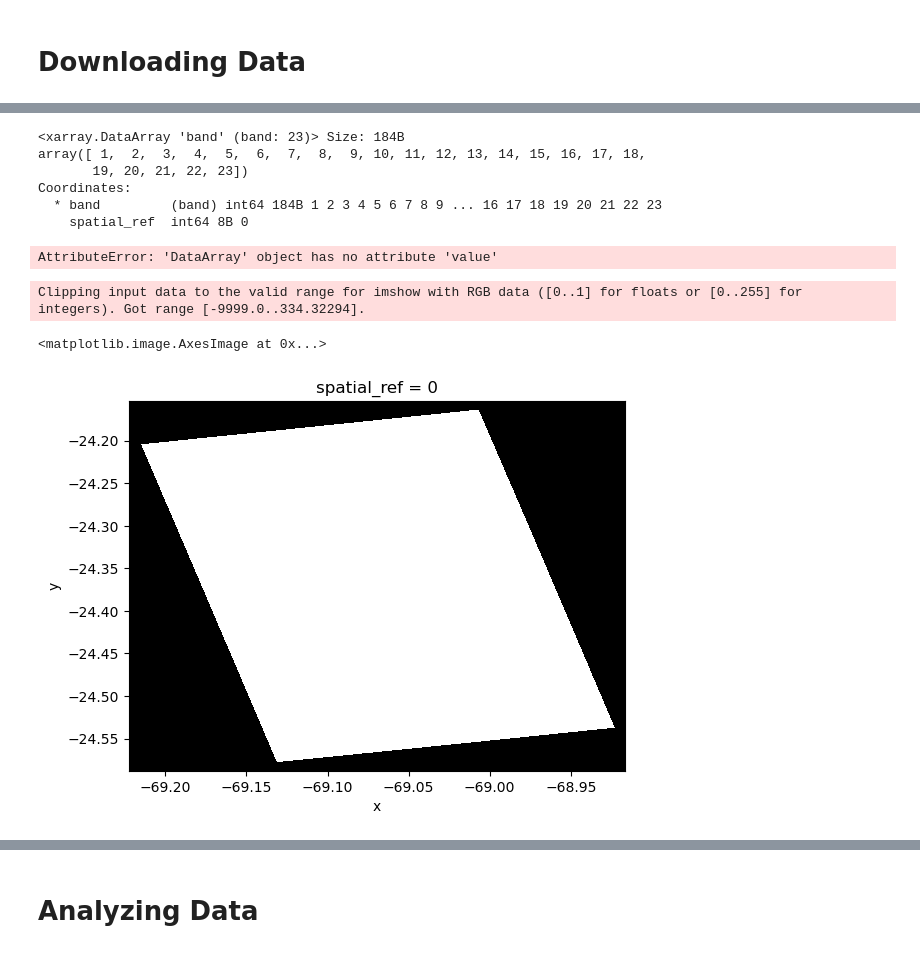
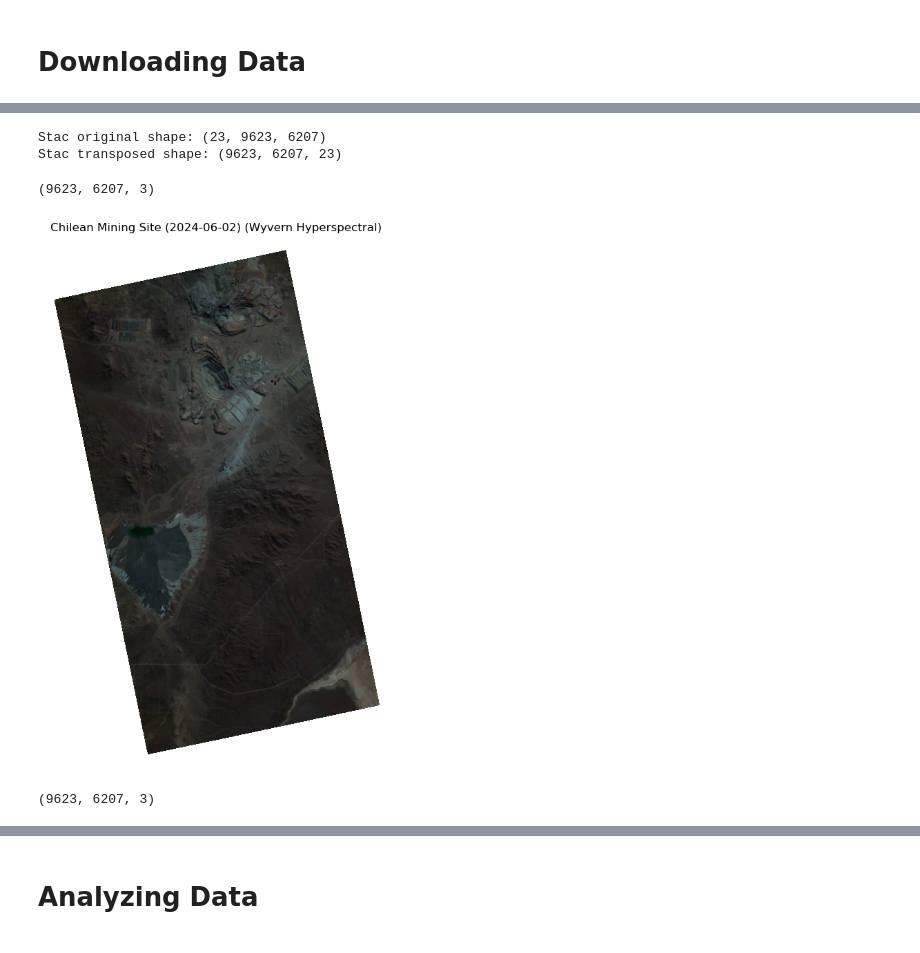
Before and after one commit to rodreras/remote-sensing-studies, a Jupyter notebook: stac_api/stac.ipynb, the cells around one changed output, grey strips where cells are left out. Cells and saved outputs as stored; diff of their text form; code cells hidden in the pictures.

Commit message:
project: plotting and clipping xarray

```diff
--- a/stac_api/stac.ipynb
+++ b/stac_api/stac.ipynb
@@ -123,5 +125,7 @@ local_filename = download_url.split("/")[-1]
 #Opening with Rioxarray
 
 file = "wyvern_dragonette-001_20240620T145630_2d5d0eef.tiff"
-rds = rxr.open_rasterio(file)
-rds
+
+with rio.open(file) as f:
+    src = f.read()
+    metadata = f.profile
@@ -145,19 +132,29 @@ Attributes:
-# %%
-rds.band
-# %% [output]
-<xarray.DataArray 'band' (band: 23)> Size: 184B
-array([ 1,  2,  3,  4,  5,  6,  7,  8,  9, 10, 11, 12, 13, 14, 15, 16, 17, 18,
-       19, 20, 21, 22, 23])
-Coordinates:
-  * band         (band) int64 184B 1 2 3 4 5 6 7 8 9 ... 16 17 18 19 20 21 22 23
-    spatial_ref  int64 8B 0
-# %%
-rds.band.value
-# %% [output]
-AttributeError: 'DataArray' object has no attribute 'value'
-# %%
-rds.sel(band=[10,4,1]).plot.imshow()
-# %% [output]
-Clipping input data to the valid range for imshow with RGB data ([0..1] for floats or [0..255] for integers). Got range [-9999.0..334.32294].
-<matplotlib.image.AxesImage at 0x...>
-[figure, removed]
+# %%
+print('Stac original shape:',src.shape)
+src_t = np.transpose(src, (1,2,0))
+print('Stac transposed shape:',src_t.shape)
+# %% [output]
+Stac original shape: (23, 9623, 6207)
+Stac transposed shape: (9623, 6207, 23)
+# %%
+# Function provided by Wyvern to normalize images.
+from utils.image_correction import min_max_normalize
+
+
+#Normalizing image
+rgb = src_t[:, :, [10, 4, 0]]
+print(rgb.shape)
+rgb_norm = min_max_normalize(rgb)
+
+plt.figure(figsize=(15,10))
+plt.imshow(rgb_norm)
+plt.title(f'Chilean Mining Site (2024-06-02) (Wyvern Hyperspectral)')
+plt.axis(False)
+plt.show()
+# %% [output]
+(9623, 6207, 3)
+[figure, added]
+# %%
+rgb_norm.shape
+# %% [output]
+(9623, 6207, 3)
```
Also changed, not shown: parts of 6 cells of this notebook, 3 other files.
